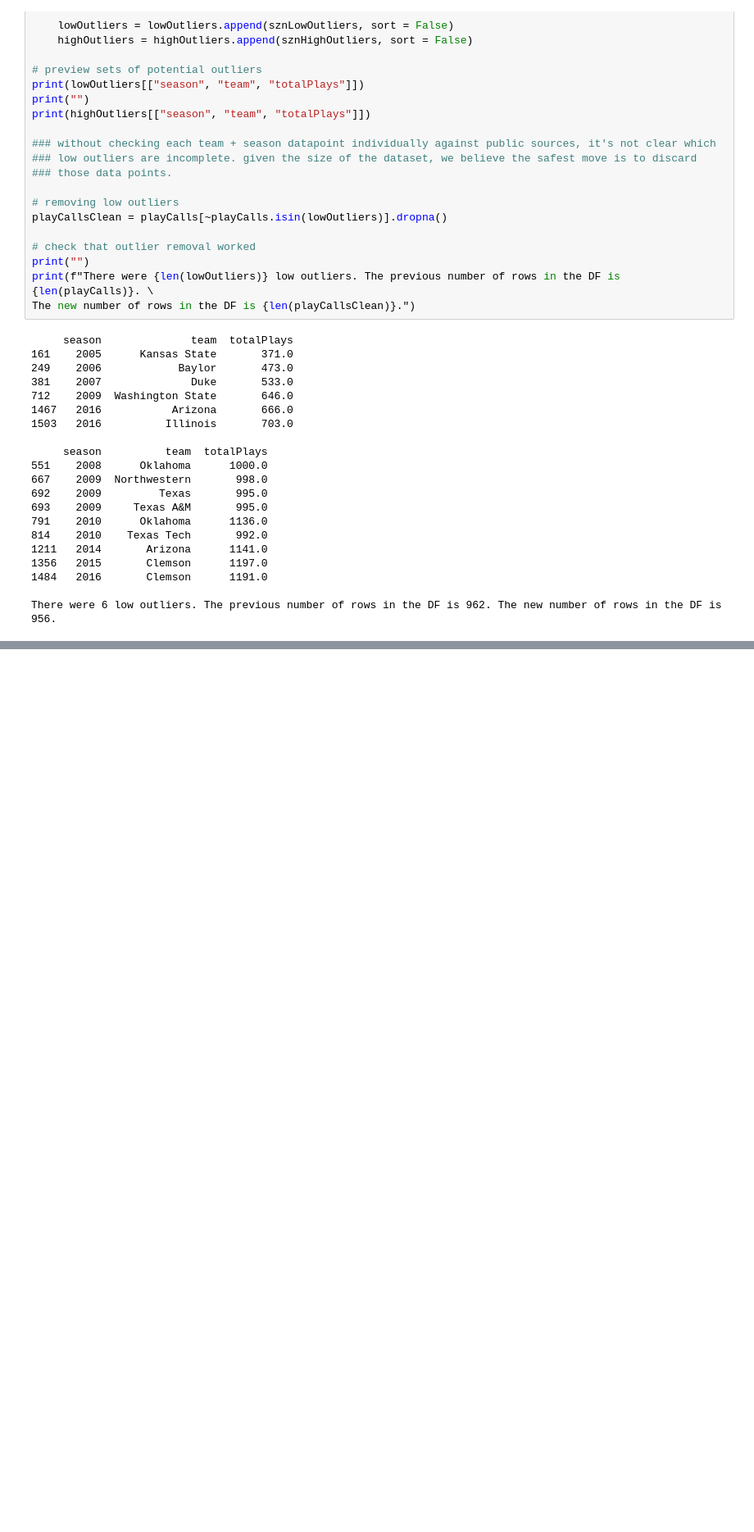
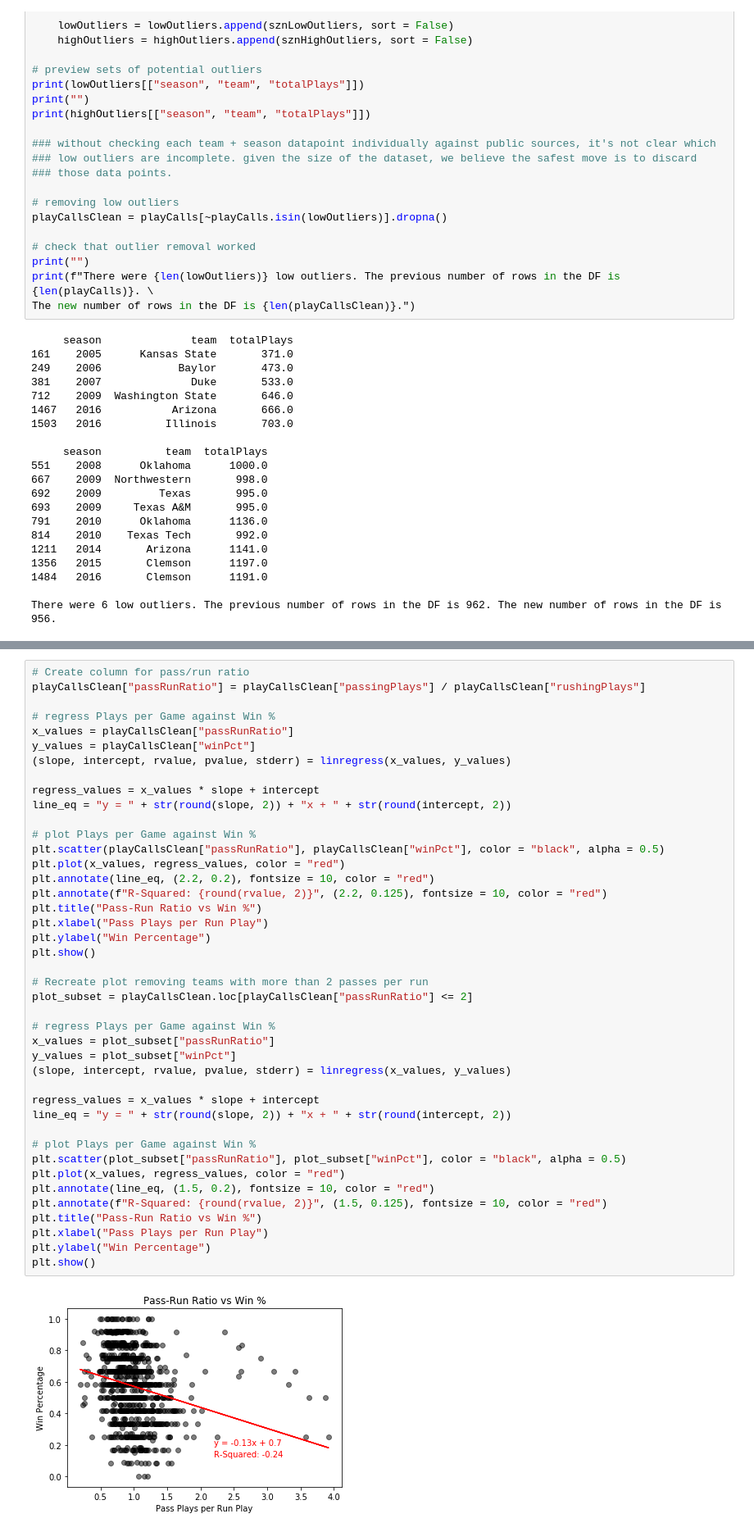
Before and after one commit to bdowd91/Project-1, a Jupyter notebook: PlayCallAnalysis.ipynb, the cells around one changed output, grey strips where cells are left out. Shown at 82% size. Cells and saved outputs as stored; diff of their text form; blank space fills up the shorter version.

```diff
--- a/PlayCallAnalysis.ipynb
+++ b/PlayCallAnalysis.ipynb
@@ -114,0 +142,44 @@ There were 6 low outliers. The previous number of rows in the DF is 962. The new
+# %%
+# Create column for pass/run ratio
+playCallsClean["passRunRatio"] = playCallsClean["passingPlays"] / playCallsClean["rushingPlays"]
+
+# regress Plays per Game against Win %
+x_values = playCallsClean["passRunRatio"]
+y_values = playCallsClean["winPct"]
+(slope, intercept, rvalue, pvalue, stderr) = linregress(x_values, y_values)
+
+regress_values = x_values * slope + intercept
+line_eq = "y = " + str(round(slope, 2)) + "x + " + str(round(intercept, 2))
+
+# plot Plays per Game against Win %
+plt.scatter(playCallsClean["passRunRatio"], playCallsClean["winPct"], color = "black", alpha = 0.5)
+plt.plot(x_values, regress_values, color = "red")
+plt.annotate(line_eq, (2.2, 0.2), fontsize = 10, color = "red")
+plt.annotate(f"R-Squared: {round(rvalue, 2)}", (2.2, 0.125), fontsize = 10, color = "red")
+plt.title("Pass-Run Ratio vs Win %")
+plt.xlabel("Pass Plays per Run Play")
+plt.ylabel("Win Percentage")
+plt.show()
+
+# Recreate plot removing teams with more than 2 passes per run
+plot_subset = playCallsClean.loc[playCallsClean["passRunRatio"] <= 2]
+
+# regress Plays per Game against Win %
+x_values = plot_subset["passRunRatio"]
+y_values = plot_subset["winPct"]
+(slope, intercept, rvalue, pvalue, stderr) = linregress(x_values, y_values)
+
+regress_values = x_values * slope + intercept
+line_eq = "y = " + str(round(slope, 2)) + "x + " + str(round(intercept, 2))
+
+# plot Plays per Game against Win %
+plt.scatter(plot_subset["passRunRatio"], plot_subset["winPct"], color = "black", alpha = 0.5)
+plt.plot(x_values, regress_values, color = "red")
+plt.annotate(line_eq, (1.5, 0.2), fontsize = 10, color = "red")
+plt.annotate(f"R-Squared: {round(rvalue, 2)}", (1.5, 0.125), fontsize = 10, color = "red")
+plt.title("Pass-Run Ratio vs Win %")
+plt.xlabel("Pass Plays per Run Play")
+plt.ylabel("Win Percentage")
+plt.show()
+# %% [output]
+[figure, added]
```
Also changed, not shown: parts of 4 cells of this notebook.
